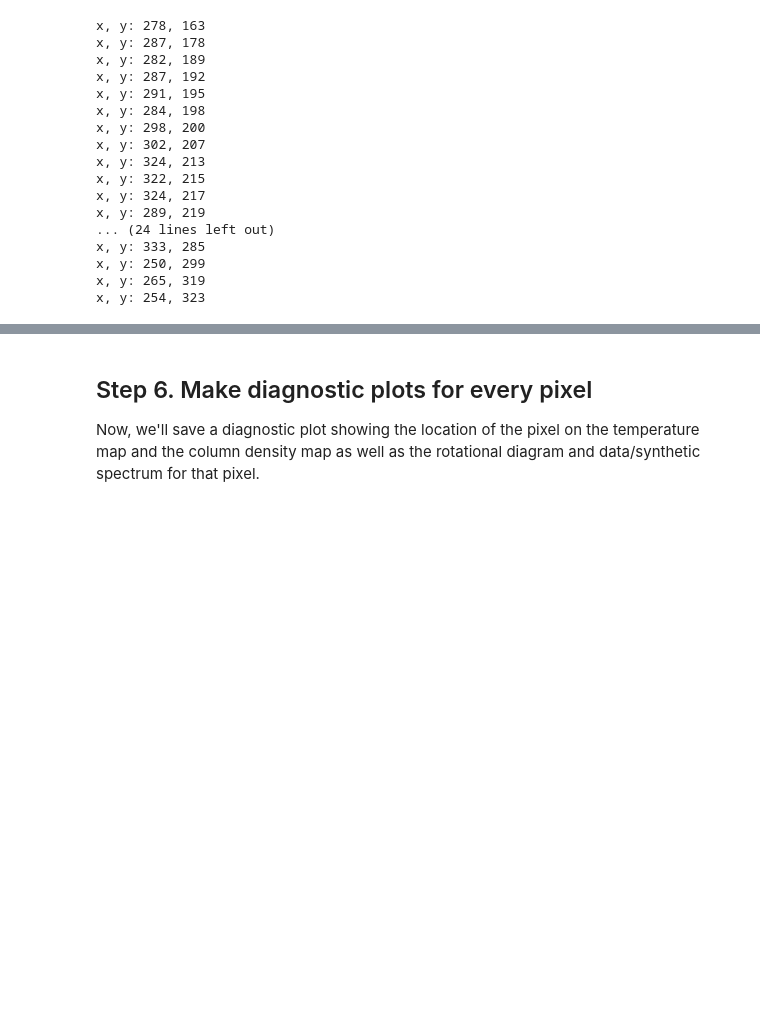
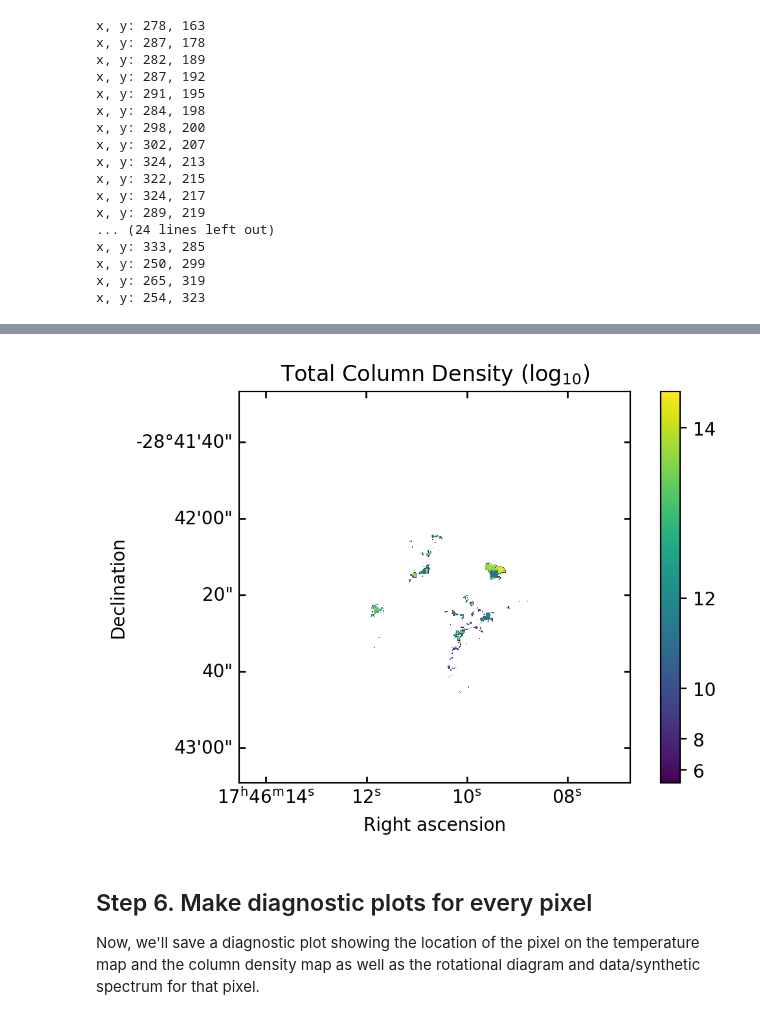
Before and after one commit to abulatek/brick, a Jupyter notebook: first_results/temperature_map/ProcessingTutorial.ipynb, the cells around one changed output, grey strips where cells are left out. Saved outputs shown, nothing was run; the diff lists cells and outputs as text; code cells hidden in the pictures; blank space fills up the shorter version.

```diff
--- a/first_results/temperature_map/ProcessingTutorial.ipynb
+++ b/first_results/temperature_map/ProcessingTutorial.ipynb
@@ -349,25 +363,24 @@ x, y: 254, 323
 # %%
-### Column density map
-# # mako_r = sns.color_palette("mako_r", as_cmap=True)
+## Column density map
+# mako_r = sns.color_palette("mako_r", as_cmap=True)
+fig = plt.figure(dpi = 200)
+# Set up normalization
+from astropy.visualization import imshow_norm, ManualInterval, SqrtStretch, SinhStretch
+cm = pl.matplotlib.cm.viridis.copy()
+cm.set_under('w') # Make sure the "zero" color is white
+# pl.imshow(total_col_density_map, cmap = cm, norm = norm, origin='lower')
 
-# fig = plt.figure(dpi = 200)
-
-# # Set up normalization
-# from astropy.visualization import imshow_norm, ManualInterval, SqrtStretch, SinhStretch
-
-# cm = pl.matplotlib.cm.viridis.copy()
-# cm.set_under('w') # Make sure the "zero" color is white
-# # pl.imshow(total_col_density_map, cmap = cm, norm = norm, origin='lower')
-
-# plt.subplot(111,  projection = mom0.wcs)
-# im, norm = imshow_norm(total_col_density_map, origin='lower', cmap = cm,
-#                        interval=ManualInterval(vmin = 10, vmax = np.max(total_col_density_map)),
-#                        stretch=SinhStretch())
-# plt.tick_params(direction = 'in')
-# plt.title('Total Column Density ($\log_{10}$)')
-# plt.xlabel('Right ascension'); plt.ylabel('Declination')
-# plt.colorbar(mappable=im)
-# plt.savefig("../figures/coldens_map.pdf", dpi = 300, facecolor='w', edgecolor='w', bbox_inches='tight')
+plt.subplot(111,  projection = mom0.wcs)
+im, norm = imshow_norm(total_col_density_map, origin='lower', cmap = cm,
+                       interval=ManualInterval(vmin = 5.0, vmax = np.max(total_col_density_map)),
+                       stretch=SinhStretch())
+plt.tick_params(direction = 'in')
+plt.title('Total Column Density ($\log_{10}$)')
+plt.xlabel('Right ascension'); plt.ylabel('Declination')
+plt.colorbar(mappable=im)
+plt.savefig("../figures/coldens_map.pdf", dpi = 300, facecolor='w', edgecolor='w', bbox_inches='tight')
+# %% [output]
+[figure, added]
 # %% [markdown]
 ## Step 6. Make diagnostic plots for every pixel
 
```
Also changed, not shown: parts of 14 cells of this notebook, 9 other files.
